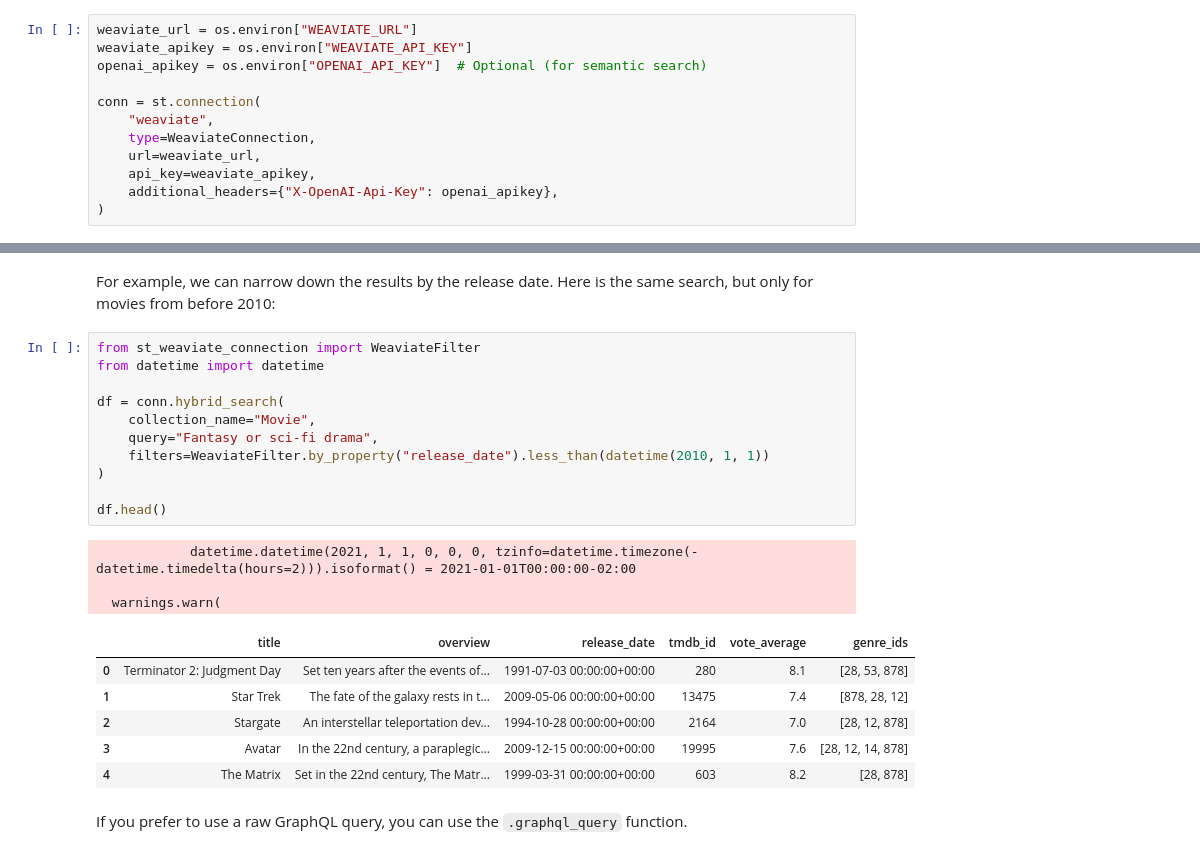
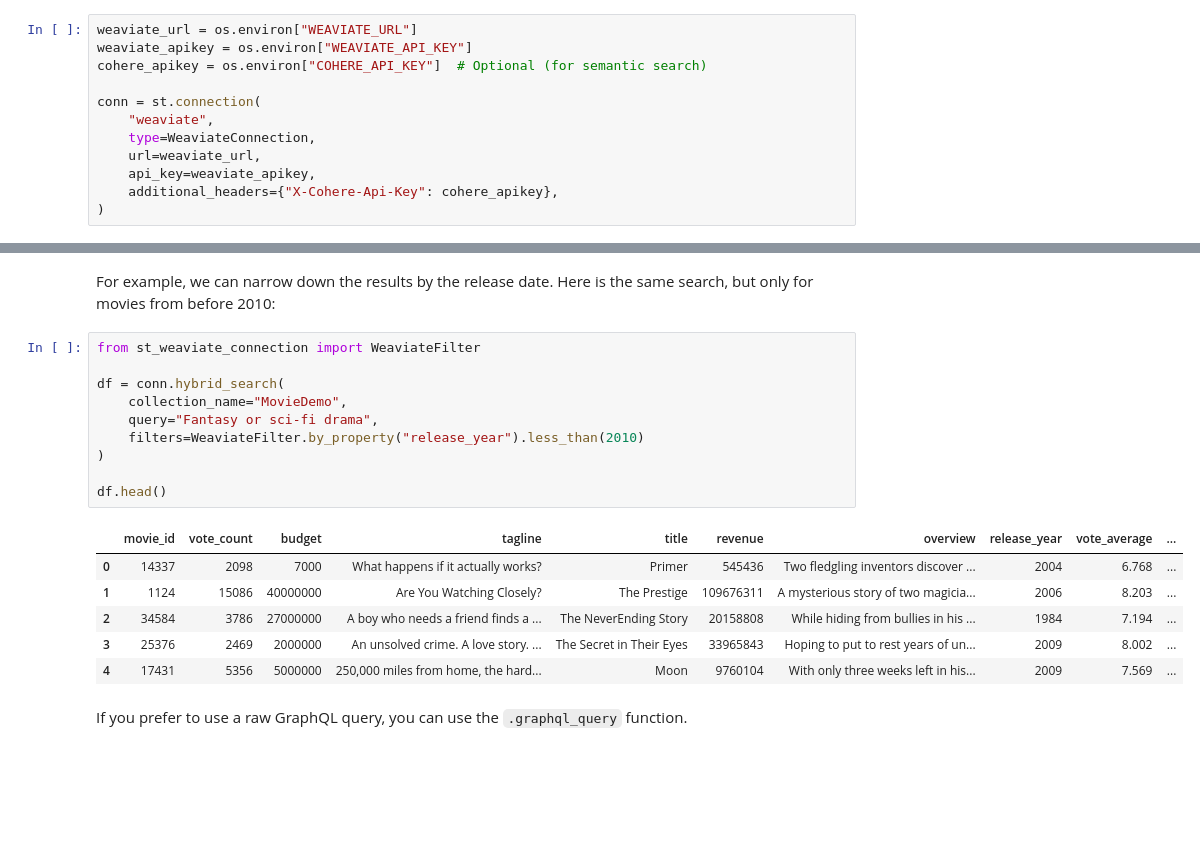
Before and after one commit to weaviate/st-weaviate-connection, a Jupyter notebook: notebooks/01_demo.ipynb, the cells around one changed output, grey strips where cells are left out. Saved outputs shown, nothing was run; the diff lists cells and outputs as text; blank space fills up the shorter version.

```diff
--- a/notebooks/01_demo.ipynb
+++ b/notebooks/01_demo.ipynb
@@ -41,13 +41,13 @@ The `Movie` collection is set up to use OpenAI for semantic search.
 # %%
 weaviate_url = os.environ["WEAVIATE_URL"]
 weaviate_apikey = os.environ["WEAVIATE_API_KEY"]
-openai_apikey = os.environ["OPENAI_API_KEY"]  # Optional (for semantic search)
+cohere_apikey = os.environ["COHERE_API_KEY"]  # Optional (for semantic search)
 
 conn = st.connection(
     "weaviate",
     type=WeaviateConnection,
     url=weaviate_url,
     api_key=weaviate_apikey,
-    additional_headers={"X-OpenAI-Api-Key": openai_apikey},
+    additional_headers={"X-Cohere-Api-Key": cohere_apikey},
 )
 # %% [output]
@@ -109,25 +109,21 @@ Type:      method
 For example, we can narrow down the results by the release date. Here is the same search, but only for movies from before 2010:
 # %%
 from st_weaviate_connection import WeaviateFilter
-from datetime import datetime
 
 df = conn.hybrid_search(
-    collection_name="Movie",
+    collection_name="MovieDemo",
     query="Fantasy or sci-fi drama",
-    filters=WeaviateFilter.by_property("release_date").less_than(datetime(2010, 1, 1))
+    filters=WeaviateFilter.by_property("release_year").less_than(2010)
 )
 
 df.head()
 # %% [output]
-            datetime.datetime(2021, 1, 1, 0, 0, 0, tzinfo=datetime.timezone(-datetime.timedelta(hours=2))).isoformat() = 2021-01-01T00:00:00-02:00
-
-  warnings.warn(
-|  | title | overview | release_date | tmdb_id | vote_average | genre_ids |
-| 0 | Terminator 2: Judgment Day | Set ten years after the events of... | 1991-07-03 00:00:00+00:00 | 280 | 8.1 | [28, 53, 878] |
-| 1 | Star Trek | The fate of the galaxy rests in t... | 2009-05-06 00:00:00+00:00 | 13475 | 7.4 | [878, 28, 12] |
-| 2 | Stargate | An interstellar teleportation dev... | 1994-10-28 00:00:00+00:00 | 2164 | 7.0 | [28, 12, 878] |
-| 3 | Avatar | In the 22nd century, a paraplegic... | 2009-12-15 00:00:00+00:00 | 19995 | 7.6 | [28, 12, 14, 878] |
-| 4 | The Matrix | Set in the 22nd century, The Matr... | 1999-03-31 00:00:00+00:00 | 603 | 8.2 | [28, 878] |
+|  | movie_id | vote_count | budget | tagline | title | revenue | overview | release_year | vote_average | ... |
+| 0 | 14337 | 2098 | 7000 | What happens if it actually works? | Primer | 545436 | Two fledgling inventors discover ... | 2004 | 6.768 | ... |
+| 1 | 1124 | 15086 | 40000000 | Are You Watching Closely? | The Prestige | 109676311 | A mysterious story of two magicia... | 2006 | 8.203 | ... |
+| 2 | 34584 | 3786 | 27000000 | A boy who needs a friend finds a ... | The NeverEnding Story | 20158808 | While hiding from bullies in his ... | 1984 | 7.194 | ... |
+| 3 | 25376 | 2469 | 2000000 | An unsolved crime. A love story. ... | The Secret in Their Eyes | 33965843 | Hoping to put to rest years of un... | 2009 | 8.002 | ... |
+| 4 | 17431 | 5356 | 5000000 | 250,000 miles from home, the hard... | Moon | 9760104 | With only three weeks left in his... | 2009 | 7.569 | ... |
 # %% [markdown]
 If you prefer to use a raw GraphQL query, you can use the `.graphql_query` function.
 # %%
```
Also changed, not shown: parts of 6 cells of this notebook, 2 other files.
